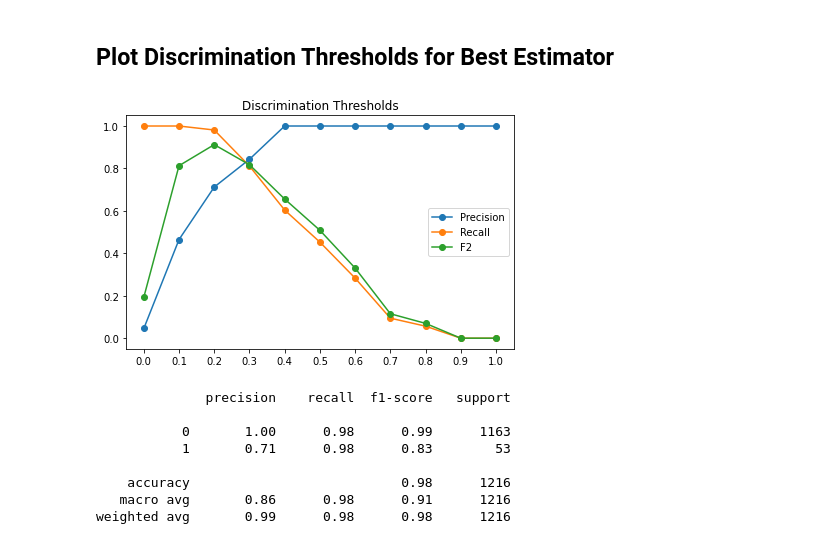
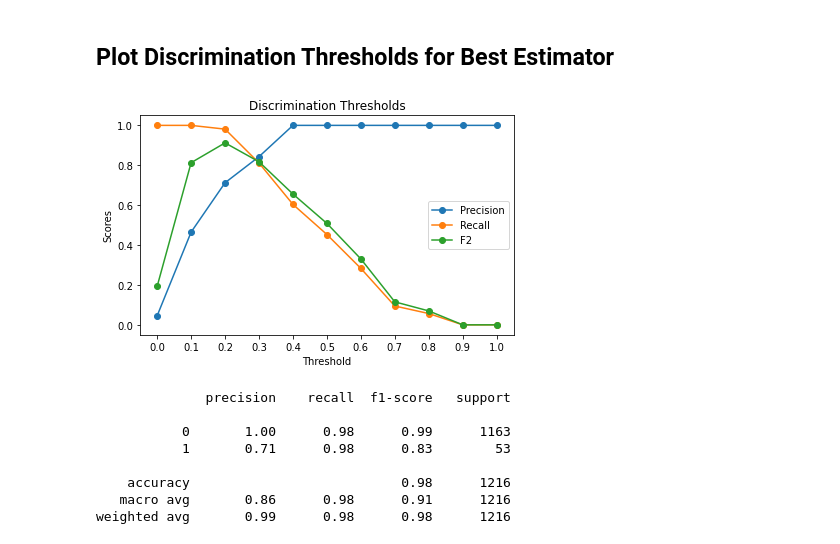
Before and after one commit to joshunrau/civetqc, a Jupyter notebook: notebooks/analysis.ipynb, the cells around one changed output. Saved outputs shown, nothing was run; the diff lists cells and outputs as text; code cells hidden in the pictures.

Commit message:
add threshold

```diff
--- a/notebooks/analysis.ipynb
+++ b/notebooks/analysis.ipynb
@@ -22,6 +23,8 @@ from civetqc.model import Model
 # %%
 TRAINING_DATASET_PATH = "/Users/joshua/Developer/civetqc/data/processed/training_dataset.csv"
 TESTING_DATASET_PATH = "/Users/joshua/Developer/civetqc/data/processed/testing_dataset.csv"
+# %%
+FIGURES_DIR = '/Users/joshua/Developer/civetqc/figures'
 # %%
 class SavedDataset:
 
@@ -96,12 +99,14 @@ for threshold in discrimination_thresholds:
 # %%
 fig, ax = plt.subplots()
 for key, value in scores.items():
     ax.plot(discrimination_thresholds, scores[key], label=key, marker='o')
 ax.set_xticks(discrimination_thresholds)
+ax.set_xlabel("Threshold")
+ax.set_ylabel("Scores")
 ax.set_title("Discrimination Thresholds")
 ax.legend()
 fig.tight_layout()
-plt.savefig('discrimination_thresholds.jpeg', dpi=300)
+plt.savefig(os.path.join(FIGURES_DIR, 'discrimination_thresholds.jpeg'), dpi=300)
 # %% [output]
-[figure, old version]
+[figure, new version]
 # %%
```
Also changed, not shown: parts of 2 cells of this notebook, 4 other files.
